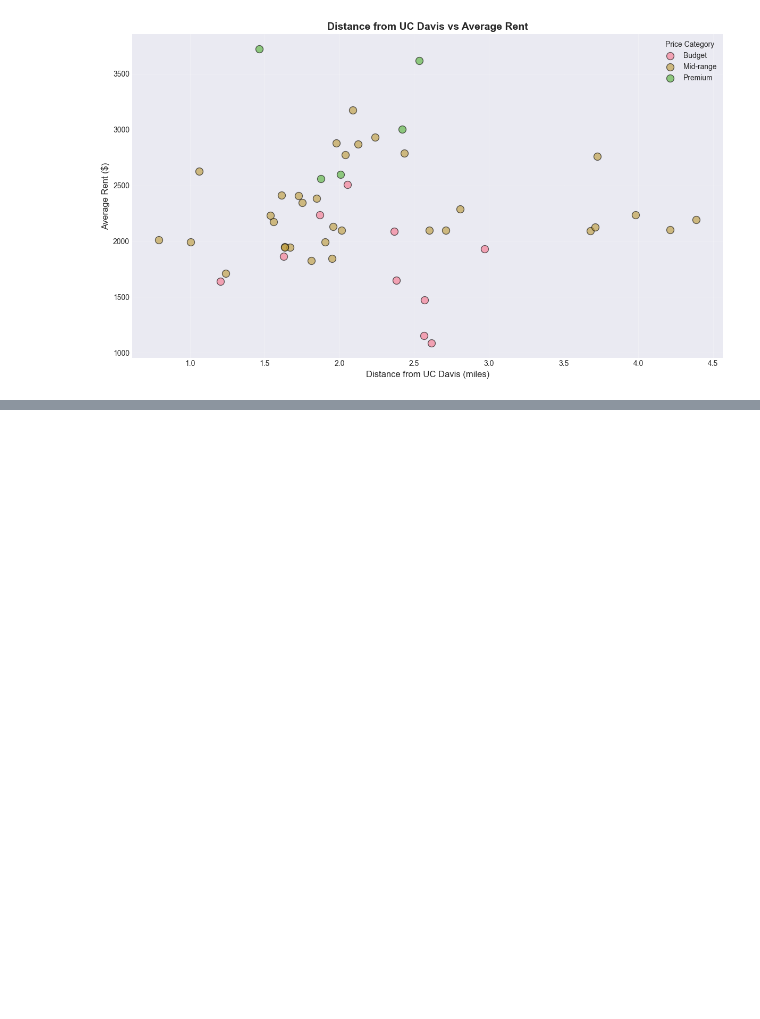
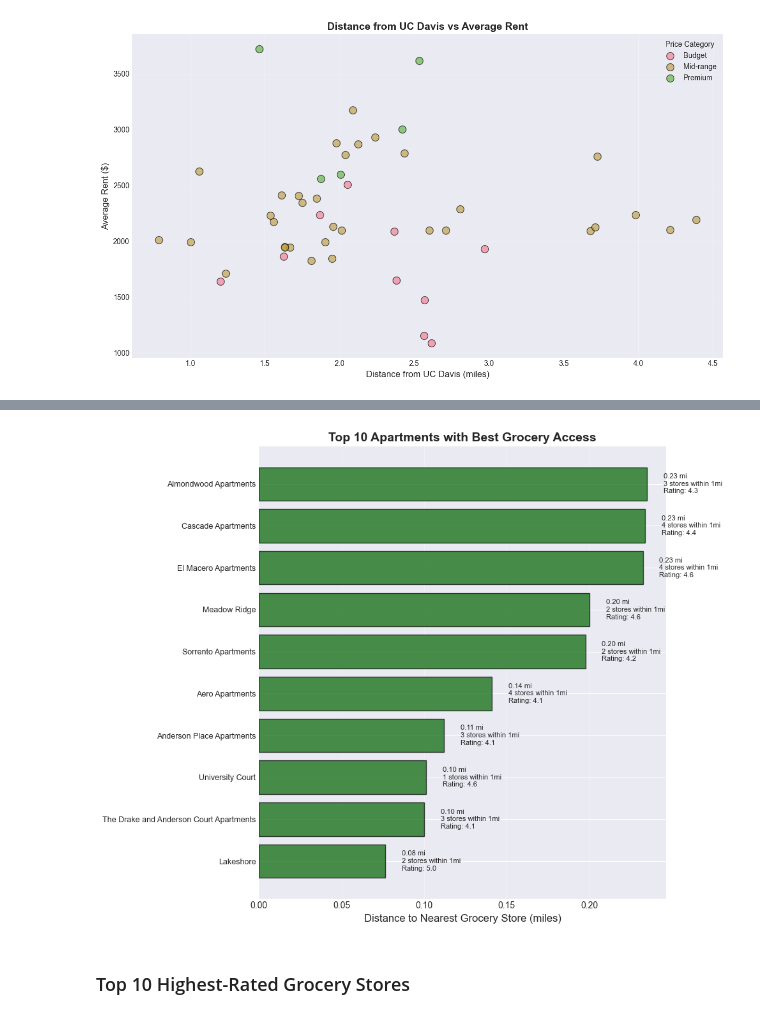
Before and after one commit to sohandillikar/sta141b-project, a Jupyter notebook: main.ipynb, the cells around one changed output, grey strips where cells are left out. Drawn from its saved outputs; the diff is of its cells as text; code cells hidden in the pictures; blank space fills up the shorter version.

```diff
--- a/main.ipynb
+++ b/main.ipynb
@@ -417,0 +499,30 @@ plt.show()
+# %%
+# Top 10 apartments with best grocery access
+best_grocery = apartments.nsmallest(10, 'nearest_grocery_distance')[
+    ['name', 'nearest_grocery_distance', 'nearest_grocery_time', 'grocery_stores_within_1.0mi', 'nearest_grocery_rating']
+].copy()
+best_grocery = best_grocery.sort_values('nearest_grocery_distance', ascending=True)
+
+fig, ax = plt.subplots(figsize=(10, 8))
+y_pos = np.arange(len(best_grocery))
+bars = ax.barh(y_pos, best_grocery['nearest_grocery_distance'], color='darkgreen', alpha=0.7, edgecolor='black')
+
+ax.set_yticks(y_pos)
+ax.set_yticklabels(best_grocery['name'], fontsize=9)
+ax.set_xlabel('Distance to Nearest Grocery Store (miles)', fontsize=12)
+ax.set_title('Top 10 Apartments with Best Grocery Access', fontsize=14, fontweight='bold')
+ax.grid(True, alpha=0.3, axis='x')
+
+# Add value labels
+for i, (idx, row) in enumerate(best_grocery.iterrows()):
+    label = f"{row['nearest_grocery_distance']:.2f} mi\n{row['grocery_stores_within_1.0mi']:.0f} stores within 1mi"
+    if not pd.isna(row['nearest_grocery_rating']):
+        label += f"\nRating: {row['nearest_grocery_rating']:.1f}"
+    ax.text(row['nearest_grocery_distance'] + 0.01, i, label, va='center', fontsize=8)
+
+plt.tight_layout()
+plt.show()
+# %% [output]
+[figure, added]
+# %% [markdown]
+### Top 10 Highest-Rated Grocery Stores
```
Also changed, not shown: parts of 17 cells of this notebook.
